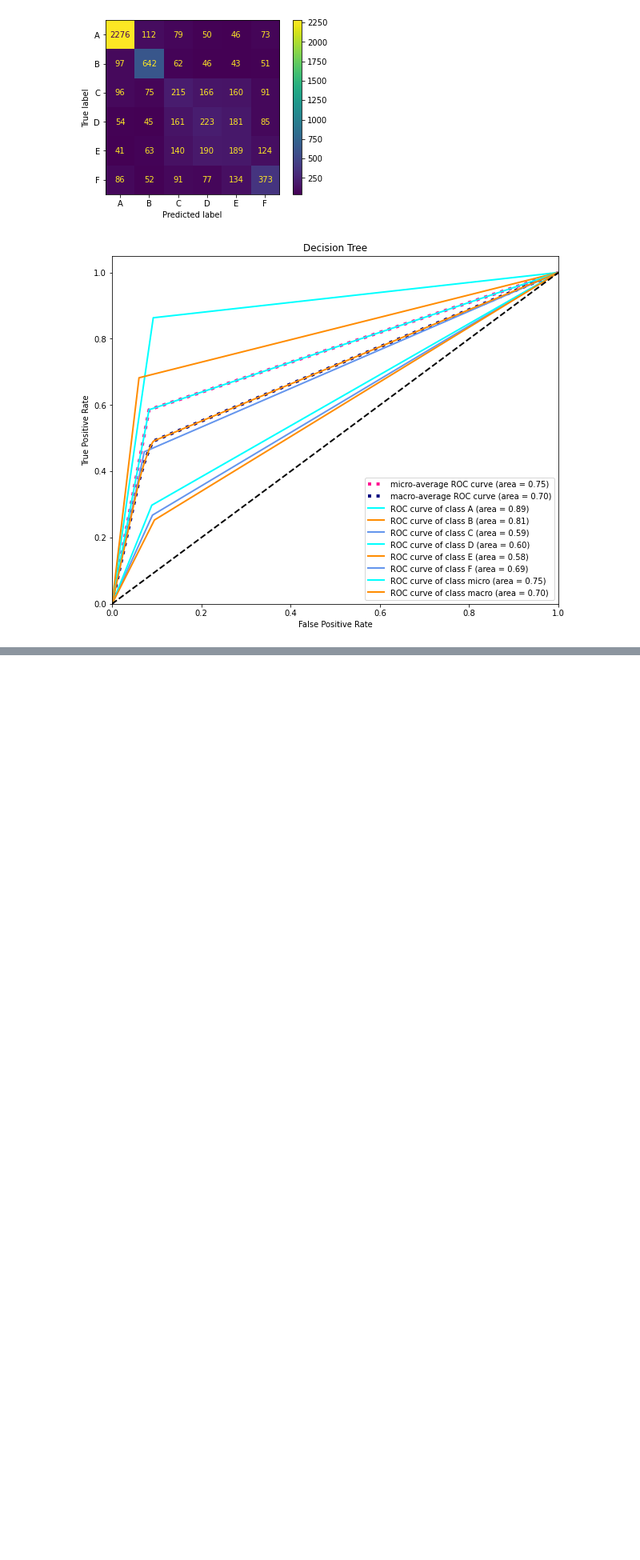
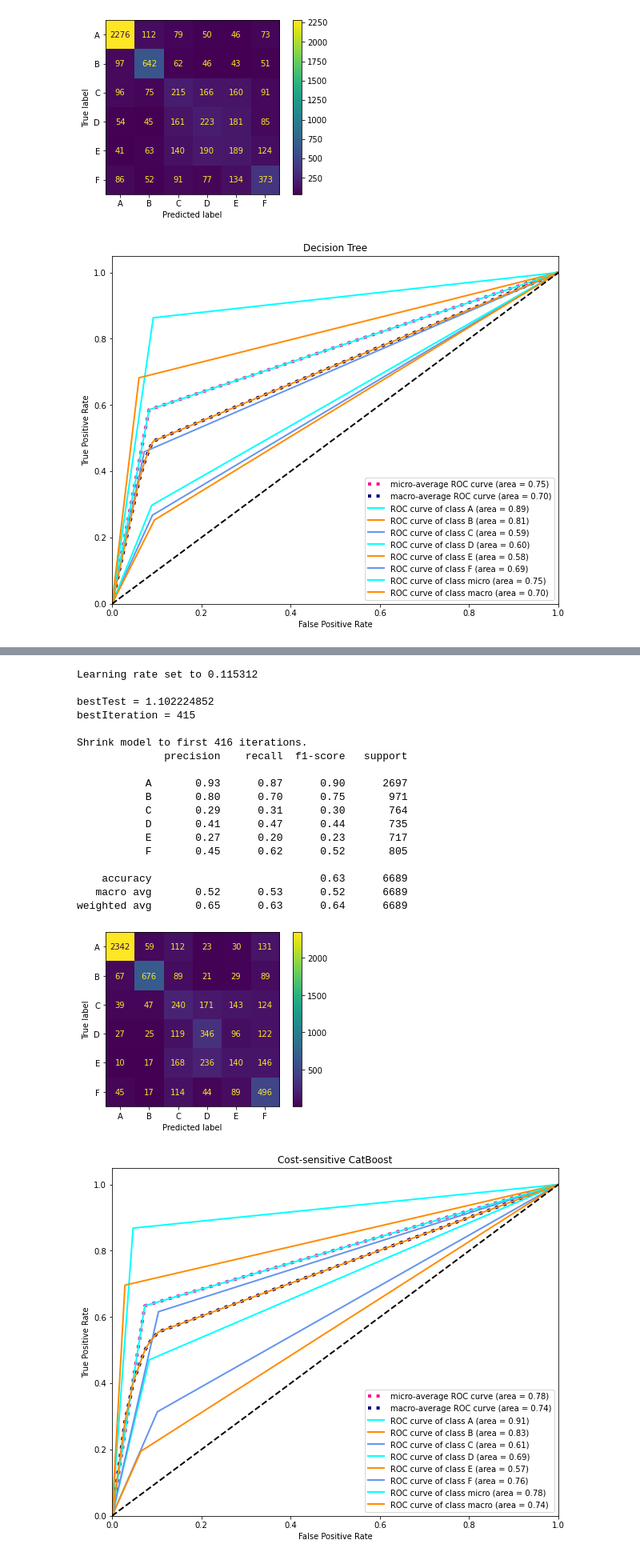
Before and after one commit to Gau-6426/Deep-Learning, a Jupyter notebook: Code/Feature_train.ipynb, the cells around one changed output, grey strips where cells are left out. Shown at 80% size. Drawn from its saved outputs; the diff is of its cells as text; code cells hidden in the pictures; blank space fills up the shorter version.

```diff
--- a/Code/Feature_train.ipynb
+++ b/Code/Feature_train.ipynb
@@ -374,8 +406,7 @@ import catboost
 import ipywidgets
 
 def train_catboost(X, y, cat_features, model, test_size=0.2, plot_title="CatBoost"):
-    X_train, X_val, y_train, y_val = train_test_split(df[features], df["LOS"],
-                                                      test_size=test_size, random_state=1)
+    X_train, X_val, y_train, y_val = train_test_split(df_train[features], df_train["LOS"], test_size=test_size, random_state=1)
     train_pool = catboost.Pool(data=X_train, label=y_train, cat_features=cat_features)
     val_pool = catboost.Pool(data=X_val, label=y_val, cat_features=cat_features)
     model.fit(train_pool, eval_set=val_pool)
@@ -403,7 +458,7 @@ plot_feature_importances(features, base_cat.feature_importances_)
 # %%
 from sklearn.utils.class_weight import compute_class_weight
 
-classes = df["LOS"].unique()
-weights = compute_class_weight(class_weight="balanced", classes=classes, y=df["LOS"])
+classes = df_train["LOS"].unique()
+weights = compute_class_weight(class_weight="balanced", classes=classes, y=df_train["LOS"])
 class_weights = dict(zip(classes, weights))
 display(class_weights)
@@ -410,16 +472,37 @@ display(class_weights)
 # %%
 weighted_cat = catboost.CatBoostClassifier(
     iterations = 1000,
     loss_function = "MultiClass",
     verbose = 100,
     random_seed = 1,
     custom_loss = ["AUC"],
     class_weights = class_weights,
     save_snapshot = True,
     snapshot_file="weighted_cat.bkp",
     snapshot_interval=10
 )
 cat_cols = ["segment_id", "street_id", "weekday", "street_type", "period"]
-train_catboost(df[features], df["LOS"], cat_cols, weighted_cat, plot_title="Cost-sensitive CatBoost")
+train_catboost(df_train[features], df_train["LOS"], cat_cols, weighted_cat, plot_title="Cost-sensitive CatBoost")
+# %% [output]
+Learning rate set to 0.115312
+
+bestTest = 1.102224852
+bestIteration = 415
+
+Shrink model to first 416 iterations.
+              precision    recall  f1-score   support
+
+           A       0.93      0.87      0.90      2697
+           B       0.80      0.70      0.75       971
+           C       0.29      0.31      0.30       764
+           D       0.41      0.47      0.44       735
+           E       0.27      0.20      0.23       717
+           F       0.45      0.62      0.52       805
+
+    accuracy                           0.63      6689
+   macro avg       0.52      0.53      0.52      6689
+weighted avg       0.65      0.63      0.64      6689
+[figure, added]
+[figure, added]
 # %%
 plot_feature_importances(features, weighted_cat.feature_importances_)
```
Also changed, not shown: parts of 31 cells of this notebook.
